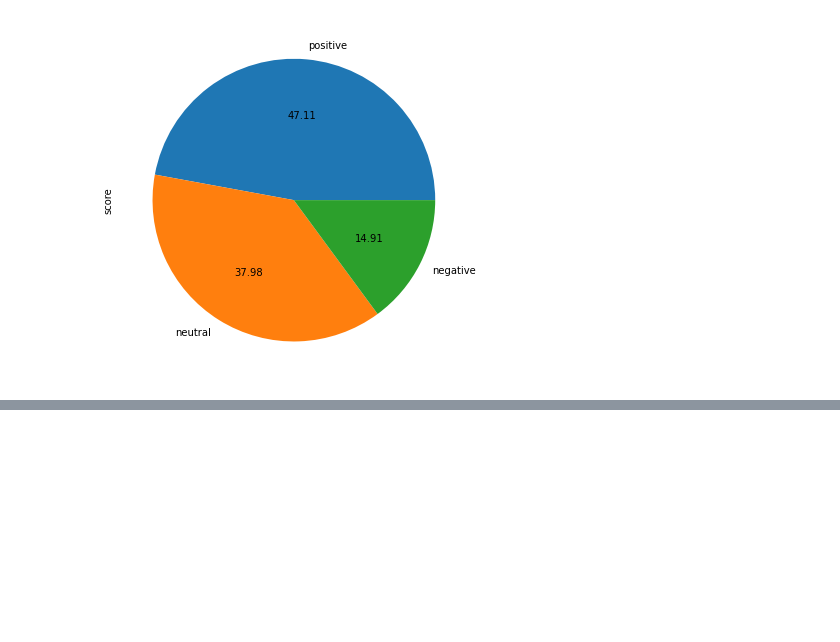
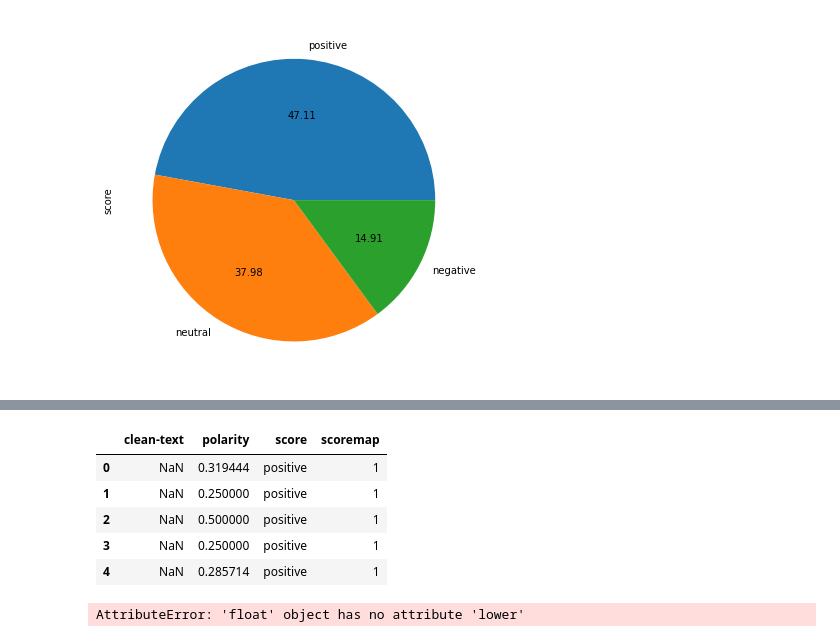
Before and after one commit to khaiyra/10xac-week0_task2, a Jupyter notebook: Challenge__Day2.ipynb, the cells around one changed output, grey strips where cells are left out. Saved outputs shown, nothing was run; the diff lists cells and outputs as text; code cells hidden in the pictures; blank space fills up the shorter version.

```diff
--- a/Challenge__Day2.ipynb
+++ b/Challenge__Day2.ipynb
@@ -244,3 +244,7 @@ cleanTweet['score'].value_counts().plot(kind='pie', autopct='%.2f')
 # %% [output]
 <AxesSubplot:ylabel='score'>
 [figure]
+# %%
+# Remove rows from cleanTweet where  score is neutral and reset frame index
+cleanTweet.drop(cleanTweet.loc[cleanTweet['score']=='neutral'].index, inplace=True)
+cleanTweet = cleanTweet.reset_index(drop=True)
@@ -246,0 +261,12 @@ cleanTweet['score'].value_counts().plot(kind='pie', autopct='%.2f')
+# %%
+# create score map column
+mapping = {'positive':1,'negative':0} # create mapping dictionary
+cleanTweet['scoremap']= cleanTweet['score'].map(mapping)
+cleanTweet.head()
+# %% [output]
+|  | clean-text | polarity | score | scoremap |
+| 0 | NaN | 0.319444 | positive | 1 |
+| 1 | NaN | 0.250000 | positive | 1 |
+| 2 | NaN | 0.500000 | positive | 1 |
+| 3 | NaN | 0.250000 | positive | 1 |
+| 4 | NaN | 0.285714 | positive | 1 |
@@ -246,0 +281,8 @@ cleanTweet['score'].value_counts().plot(kind='pie', autopct='%.2f')
+# %%
+# vectorize data with a trigram parameter
+from sklearn.feature_extraction.text import CountVectorizer # import library
+cv = CountVectorizer(ngram_range=(3, 3))
+#X_train_cv = cv.fit_transform(X_train)
+X_test_cv = cv.fit_transform(X_test)
+# %% [output]
+AttributeError: 'float' object has no attribute 'lower'
```
Also changed, not shown: parts of 4 cells of this notebook.
